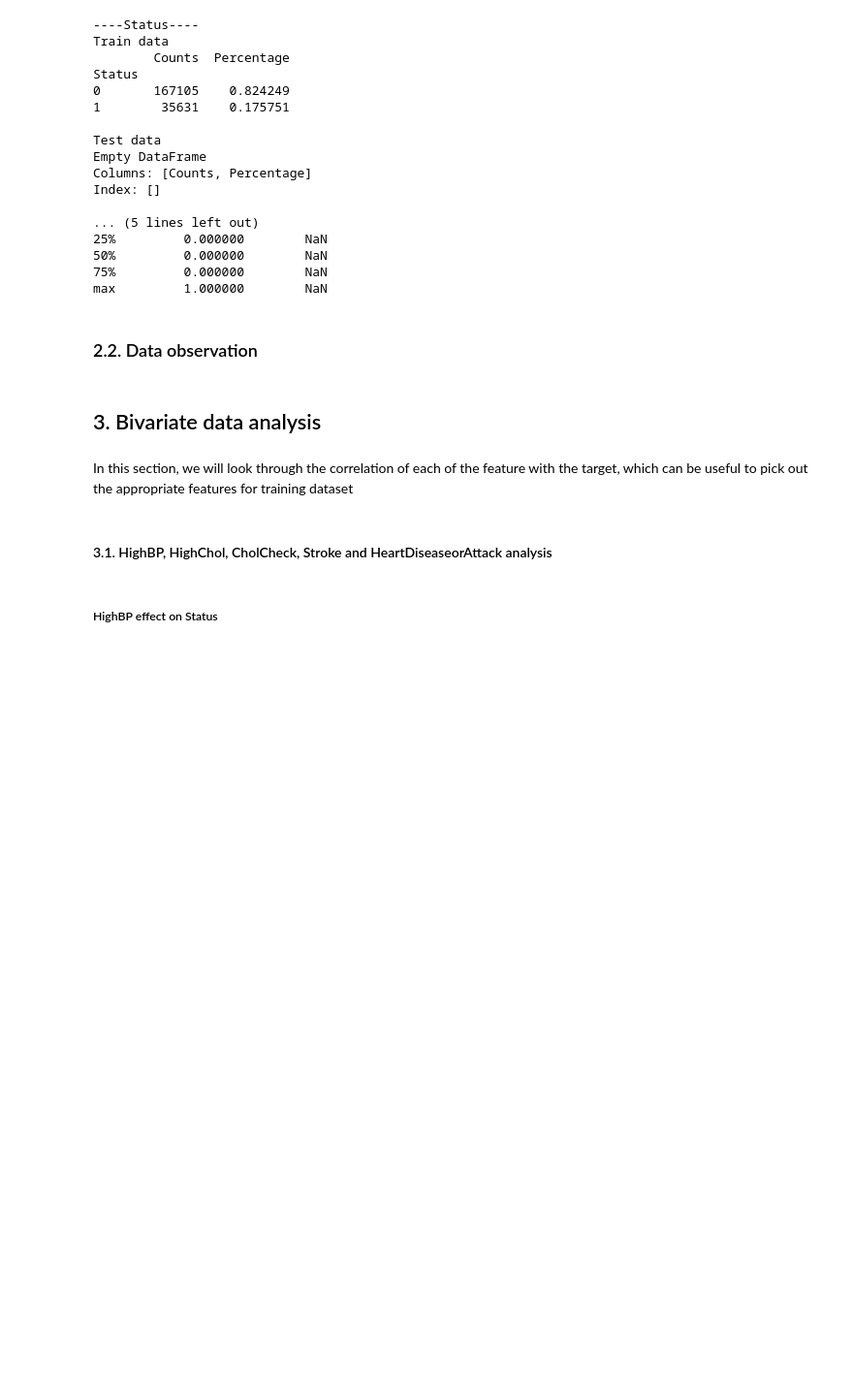
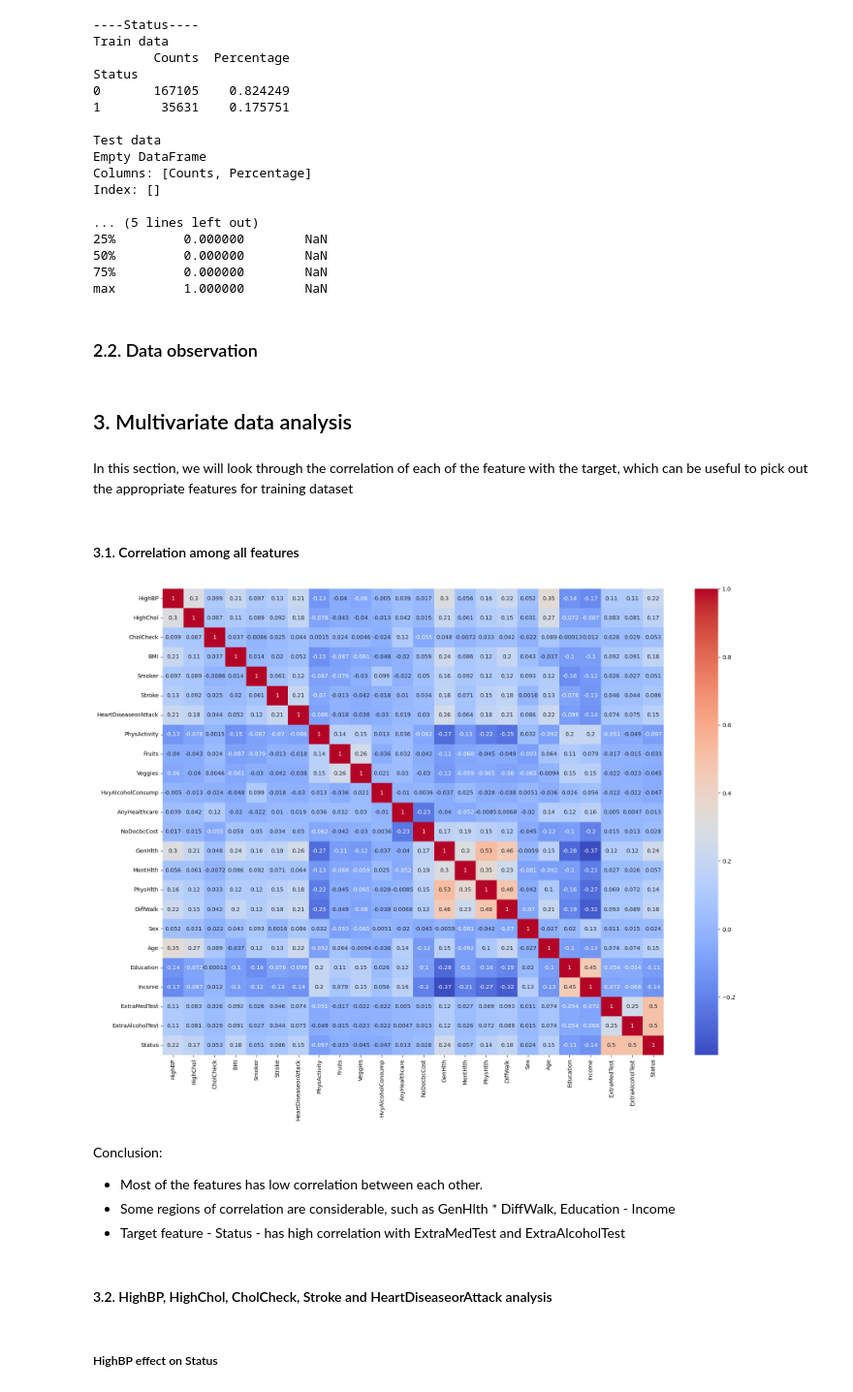
Before and after one commit to polarbear0701/ML-Individual-1, a Jupyter notebook: EDA.ipynb, the cells around one changed output. Shown at 97% size. Cells and saved outputs as stored; diff of their text form; code cells hidden in the pictures; blank space fills up the shorter version.

Commit message:
bivariate

```diff
--- a/EDA.ipynb
+++ b/EDA.ipynb
@@ -982,11 +984,25 @@ max         1.000000        NaN
 # %% [markdown]
 ### 2.2. Data observation
 # %% [markdown]
-## 3. Bivariate data analysis
+## 3. Multivariate data analysis
 # %% [markdown]
 In this section, we will look through the correlation of each of the feature with the target, which can be useful to pick out the appropriate features for training dataset
+# %% [markdown]
+#### 3.1. Correlation among all features
+# %%
+data_model_corr = data_model.corr()
+plt.figure(figsize=(20, 15))
+sns.heatmap(data_model_corr, annot=True, cmap='coolwarm')
+plt.show()
+# %% [output]
+[figure, added]
+# %% [markdown]
+Conclusion:
+- Most of the features has low correlation between each other.
+- Some regions of correlation are considerable, such as GenHlth * DiffWalk, Education - Income
+- Target feature - Status - has high correlation with ExtraMedTest and ExtraAlcoholTest
 # %% [markdown]
-#### 3.1. HighBP, HighChol, CholCheck, Stroke and HeartDiseaseorAttack analysis
+#### 3.2. HighBP, HighChol, CholCheck, Stroke and HeartDiseaseorAttack analysis
 # %% [markdown]
 ##### HighBP effect on Status
 # %%
```
Also changed, not shown: parts of 42 cells of this notebook, 2 other files.
